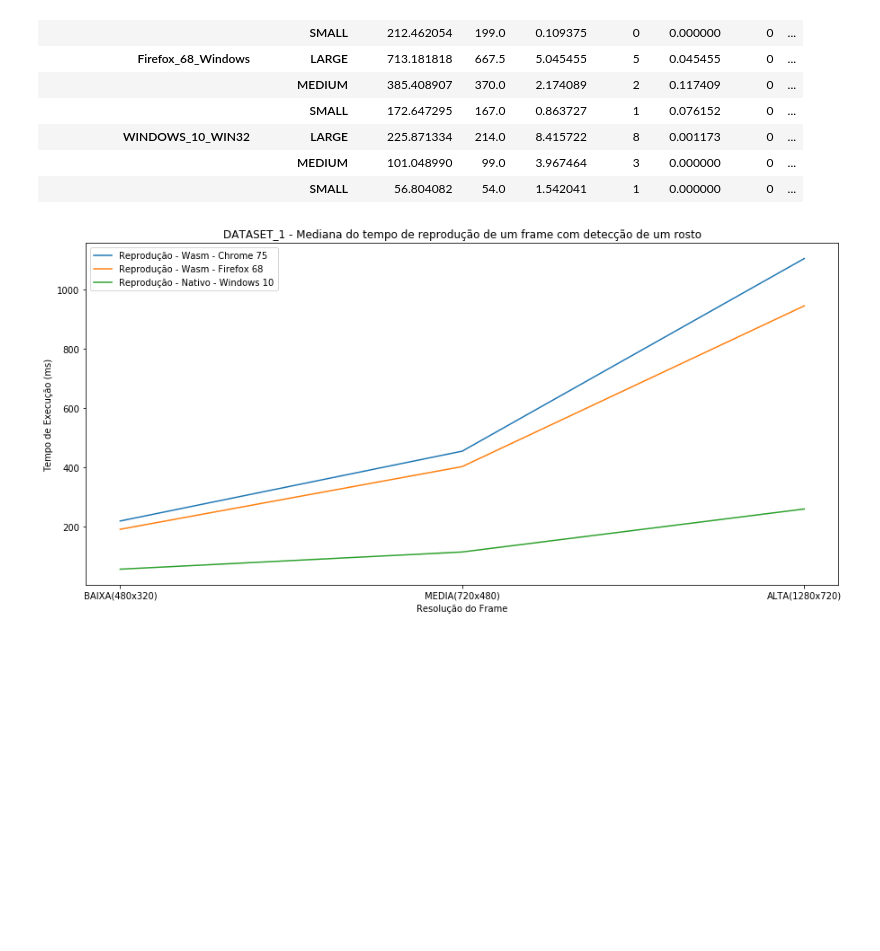
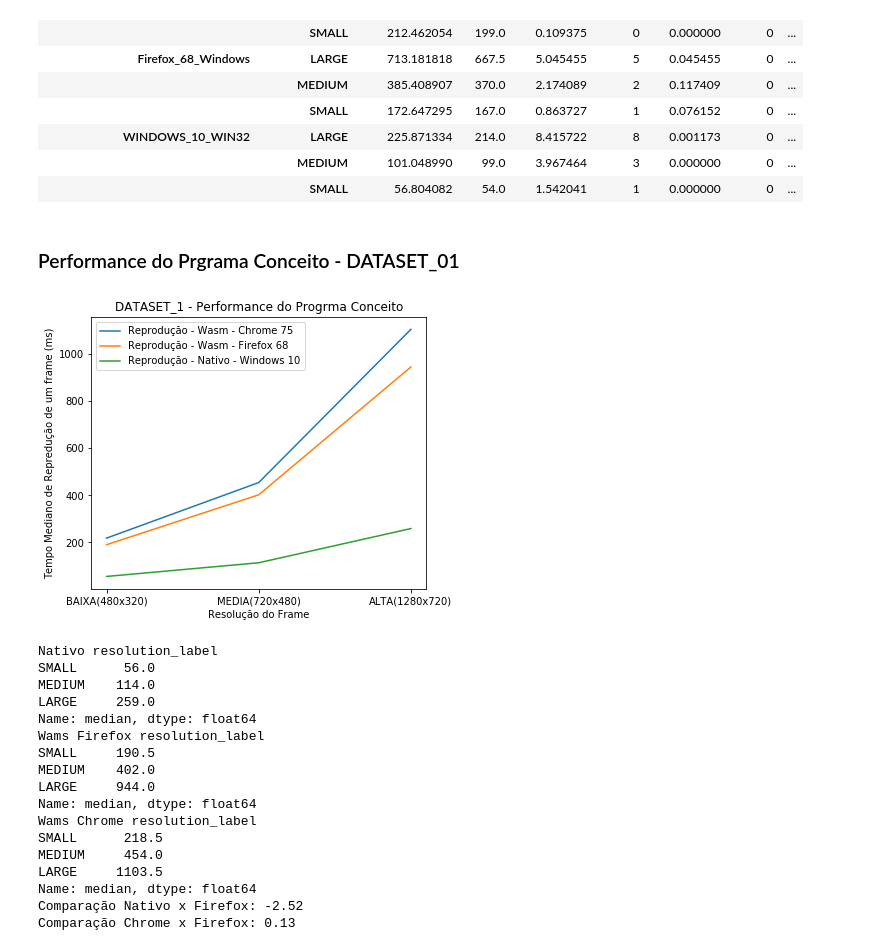
Before and after one commit to lourencoccc/tccwasm, a Jupyter notebook: outcomes/tccwasm_stats.ipynb, the cells around one changed output. Drawn from its saved outputs; the diff is of its cells as text; code cells hidden in the pictures; blank space fills up the shorter version.

```diff
--- a/outcomes/tccwasm_stats.ipynb
+++ b/outcomes/tccwasm_stats.ipynb
@@ -189,25 +254,50 @@ df_ds3_st
 |  | WINDOWS_10_WIN32 | LARGE | 225.871334 | 214.0 | 8.415722 | 8 | 0.001173 | 0 | ... |
 |  |  | MEDIUM | 101.048990 | 99.0 | 3.967464 | 3 | 0.000000 | 0 | ... |
 |  |  | SMALL | 56.804082 | 54.0 | 1.542041 | 1 | 0.000000 | 0 | ... |
+# %% [markdown]
+### Performance do Prgrama Conceito - DATASET_01
 # %%
 total_c = df_ds1_st.loc['DATASET_1','Chrome_75_Windows']['total_time_ms']['median'].sort_values()
 total_f = df_ds1_st.loc['DATASET_1','Firefox_68_Windows']['total_time_ms']['median'].sort_values()
 total_w = df_ds1_st.loc['DATASET_1','WINDOWS_10_WIN32']['total_time_ms']['median'].sort_values()
 activity = ["BAIXA(480x320)", "MEDIA(720x480)", "ALTA(1280x720)"]
 
-plt.rcParams["figure.figsize"] = (15,7)
+plt.rcParams["figure.figsize"] = (6,5)
 
 fig, ax1 = plt.subplots()
 ax1.plot(activity, total_c, label="Reprodução - Wasm - Chrome 75")
 ax1.plot(activity, total_f, label="Reprodução - Wasm - Firefox 68")
 ax1.plot(activity, total_w, label="Reprodução - Nativo - Windows 10")
 ax1.legend()
 
 plt.xlabel('Resolução do Frame')
-plt.ylabel('Tempo de Execução (ms)')
-plt.title("DATASET_1 - Mediana do tempo de reprodução de um frame com detecção de um rosto")
+plt.ylabel('Tempo Mediano de Repredução de um frame (ms)')
+plt.title("DATASET_1 - Performance do Progrma Conceito")
 plt.legend()
 
 plt.show()
+
+print("Nativo", total_w)
+print("Wams Firefox", total_f)
+print("Wams Chrome", total_c)
+print("Comparação Nativo x Firefox:", ((((total_w - total_f) * 100)/total_w)/100).mean().round(2))
+print("Comparação Chrome x Firefox:", ((((total_c - total_f) * 100)/total_c)/100).mean().round(2))
 # %% [output]
-[figure, old version]
+[figure, new version]
+Nativo resolution_label
+SMALL      56.0
+MEDIUM    114.0
+LARGE     259.0
+Name: median, dtype: float64
+Wams Firefox resolution_label
+SMALL     190.5
+MEDIUM    402.0
+LARGE     944.0
+Name: median, dtype: float64
+Wams Chrome resolution_label
+SMALL      218.5
+MEDIUM     454.0
+LARGE     1103.5
+Name: median, dtype: float64
+Comparação Nativo x Firefox: -2.52
+Comparação Chrome x Firefox: 0.13
```
Also changed, not shown: parts of 40 cells of this notebook.
